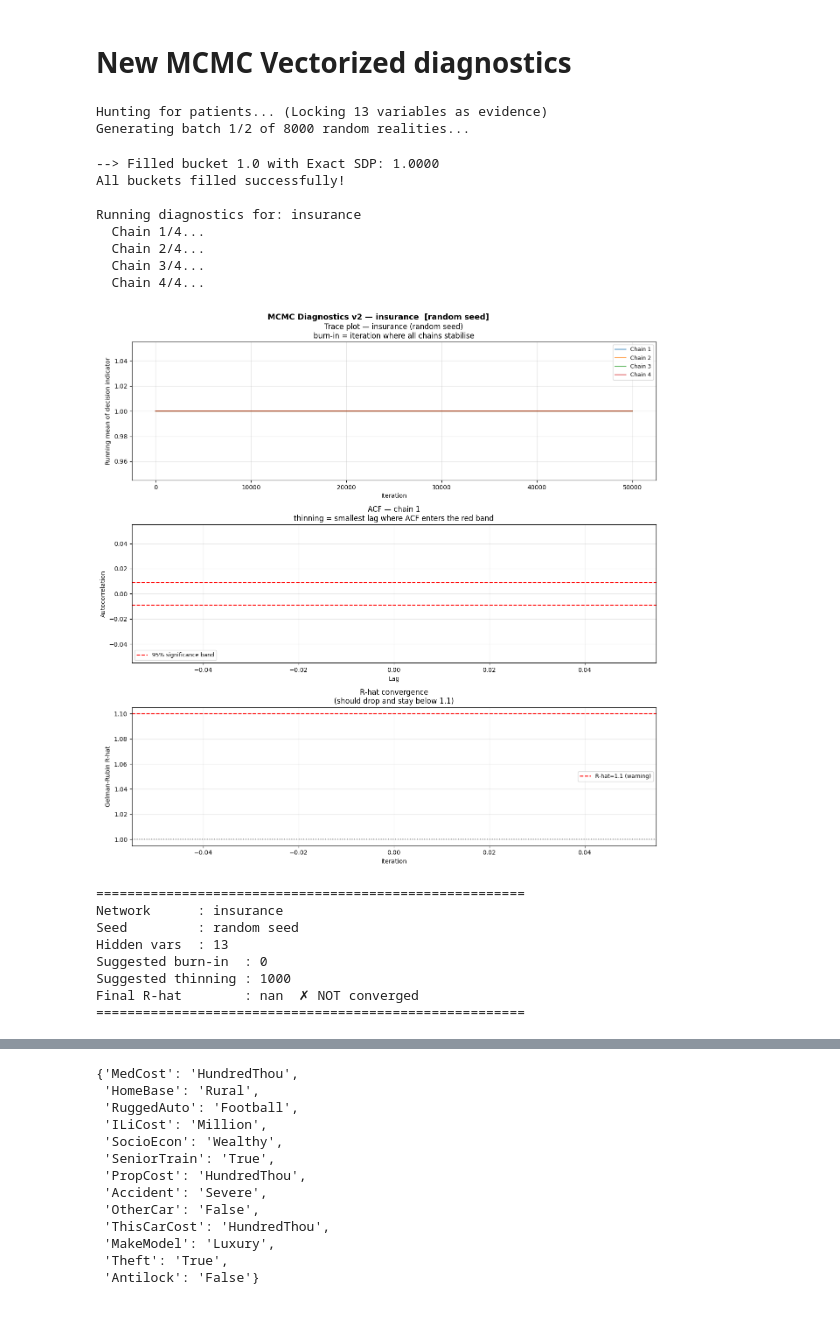
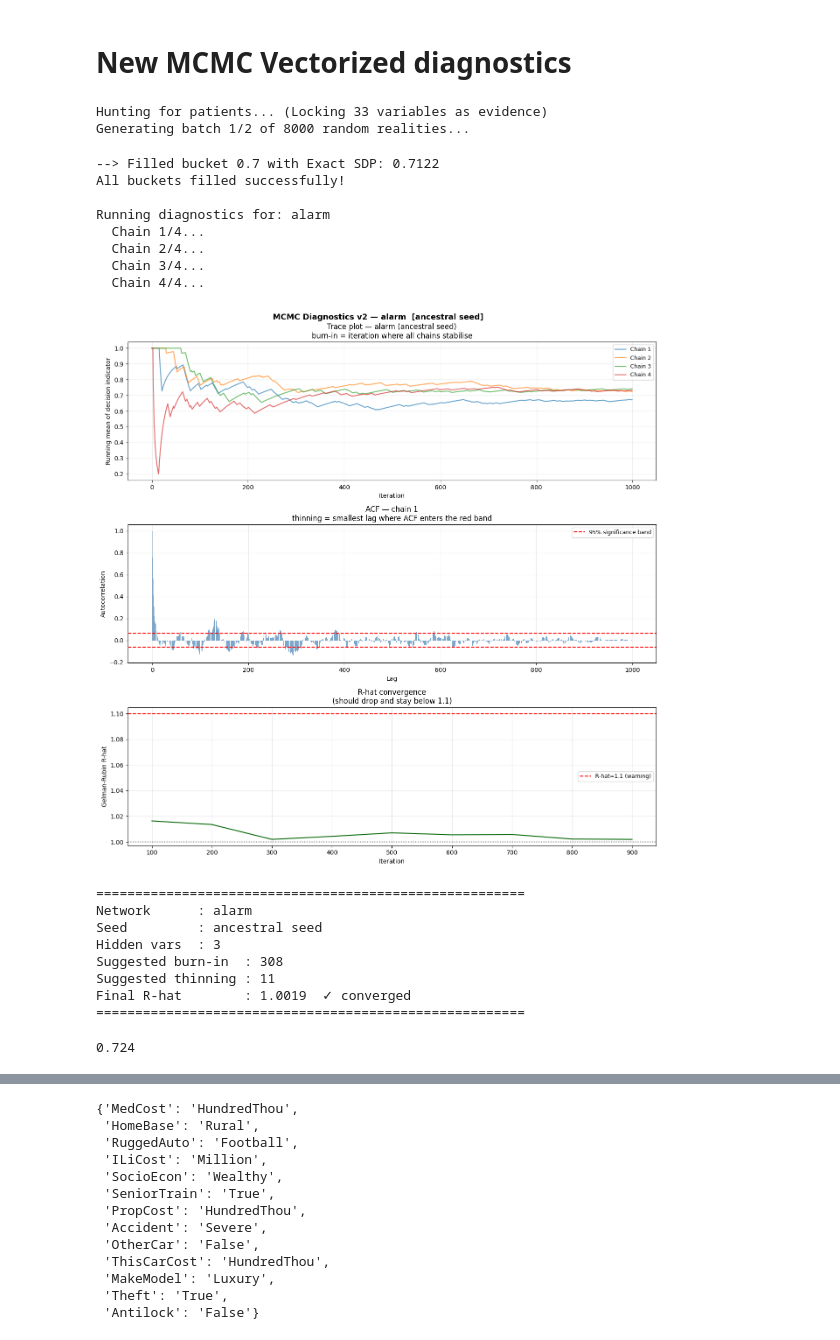
Before and after one commit to jpafcampos/explaining-BNs, a Jupyter notebook: src/mcmc_sanity_check.ipynb, the cells around one changed output, grey strips where cells are left out. Cells and saved outputs as stored; diff of their text form; code cells hidden in the pictures.

```diff
--- a/src/mcmc_sanity_check.ipynb
+++ b/src/mcmc_sanity_check.ipynb
@@ -467,44 +467,44 @@ def run_mcmc_diagnostics_v2(bn, target, target_value, patient, threshold,
         'chains':    all_chains,
     }
 # %%
-for model in [insurance_model]:
+for model in [alarm_model]:
     target        = select_optimal_target_node(model)
     target_states = model.get_cpds(target).state_names[target]
     target_value  = target_states[1]
 
     available    = [n for n in model.nodes() if n != target]
-    n_hidden     = math.floor(0.50*len(available))
+    n_hidden     = 3
     n_evidence   = len(available) - n_hidden
 
-    target_sdp = 1.0
+    target_sdp = 0.7
     harvested    = find_exact_experimental_patients_random(model, target, target_value, 0.5, n_evidence, [target_sdp])
     patient, _   = harvested[target_sdp]
 
     print(f"\nRunning diagnostics for: {model.name}")
 
 
     diag = run_mcmc_diagnostics_v2(
         model, target, target_value, patient, threshold=0.5,
-        n_iterations=50_000, n_chains=4,
-        use_lw_seed=False,
+        n_iterations=1_000, n_chains=4,
+        use_lw_seed=True,
     )
 # %% [output]
-Hunting for patients... (Locking 13 variables as evidence)
+Hunting for patients... (Locking 33 variables as evidence)
 Generating batch 1/2 of 8000 random realities...
---> Filled bucket 1.0 with Exact SDP: 1.0000
+--> Filled bucket 0.7 with Exact SDP: 0.7122
 All buckets filled successfully!
 
-Running diagnostics for: insurance
+Running diagnostics for: alarm
   Chain 1/4...
   Chain 2/4...
   Chain 3/4...
   Chain 4/4...
-[figure, old version]
+[figure, new version]
 =======================================================
-Network      : insurance
-Seed         : random seed
-Hidden vars  : 13
-Suggested burn-in  : 0
-Suggested thinning : 1000
-Final R-hat        : nan  ✗ NOT converged
+Network      : alarm
+Seed         : ancestral seed
+Hidden vars  : 3
+Suggested burn-in  : 308
+Suggested thinning : 11
+Final R-hat        : 1.0019  ✓ converged
 =======================================================
@@ -510,0 +513,4 @@ Final R-hat        : nan  ✗ NOT converged
+# %%
+est_sdp
+# %% [output]
+0.724
```
Also changed, not shown: parts of 3 cells of this notebook, 5 other files.
